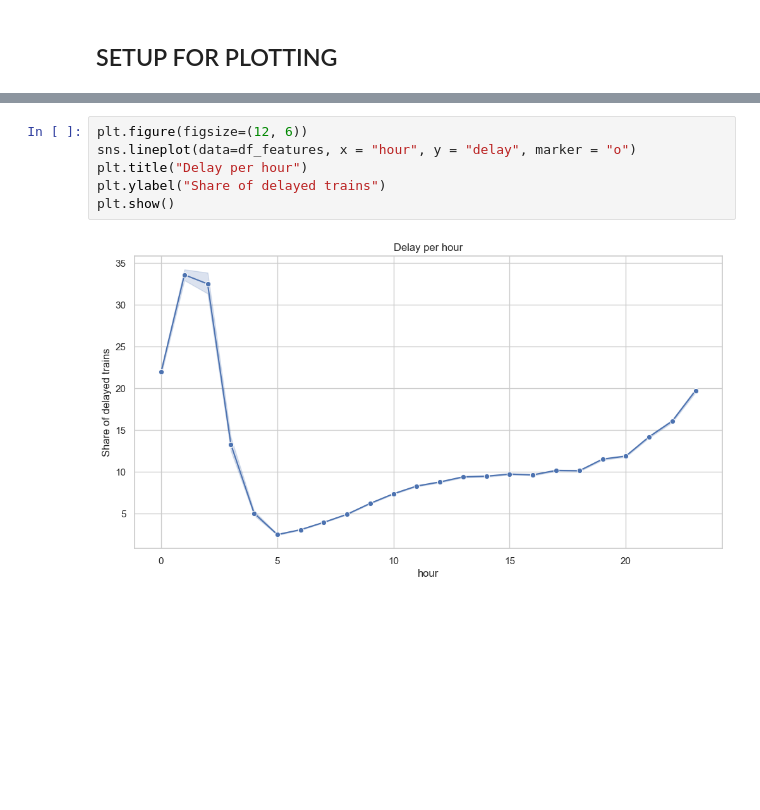
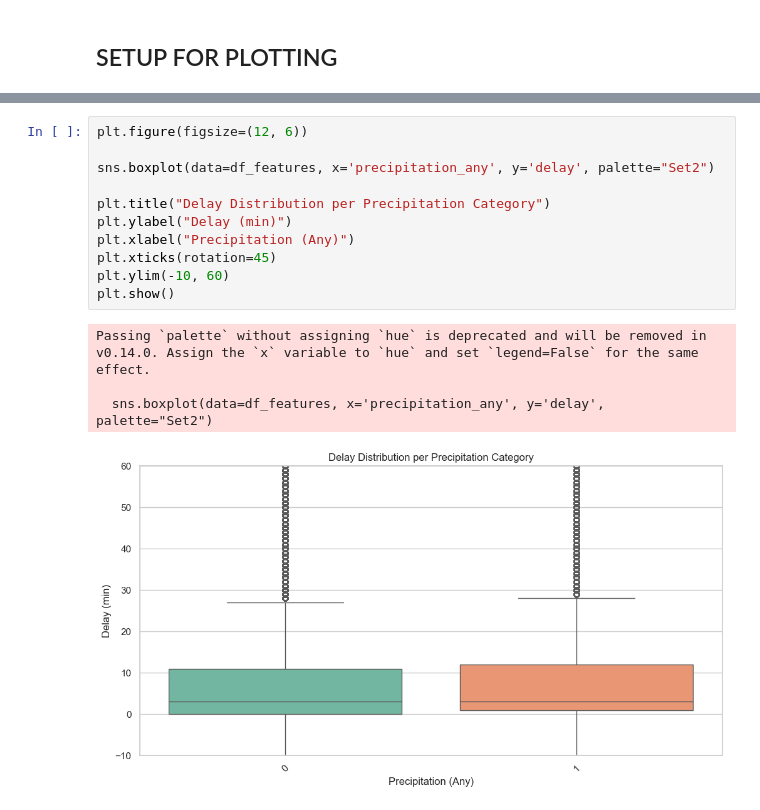
Before and after one commit to bjarneh22/Delay_Predictor_Deutsche_Bahn, a Jupyter notebook: src/jakob_analysis/02_eda.ipynb, the cells around one changed output, grey strips where cells are left out. Saved outputs shown, nothing was run; the diff lists cells and outputs as text; blank space fills up the shorter version.

```diff
--- a/src/jakob_analysis/02_eda.ipynb
+++ b/src/jakob_analysis/02_eda.ipynb
@@ -181,8 +159,16 @@ Passing `palette` without assigning `hue` is deprecated and will be removed in v
-# %%
-plt.figure(figsize=(12, 6))
-sns.lineplot(data=df_features, x = "hour", y = "delay", marker = "o")
-plt.title("Delay per hour")
-plt.ylabel("Share of delayed trains")
-plt.show()
-# %% [output]
-[figure, removed]
+# %%
+plt.figure(figsize=(12, 6))
+
+sns.boxplot(data=df_features, x='precipitation_any', y='delay', palette="Set2")
+
+plt.title("Delay Distribution per Precipitation Category")
+plt.ylabel("Delay (min)")
+plt.xlabel("Precipitation (Any)")
+plt.xticks(rotation=45)
+plt.ylim(-10, 60)
+plt.show()
+# %% [output]
+Passing `palette` without assigning `hue` is deprecated and will be removed in v0.14.0. Assign the `x` variable to `hue` and set `legend=False` for the same effect.
+
+  sns.boxplot(data=df_features, x='precipitation_any', y='delay', palette="Set2")
+[figure, added]
```
Also changed, not shown: parts of 12 cells of this notebook.
